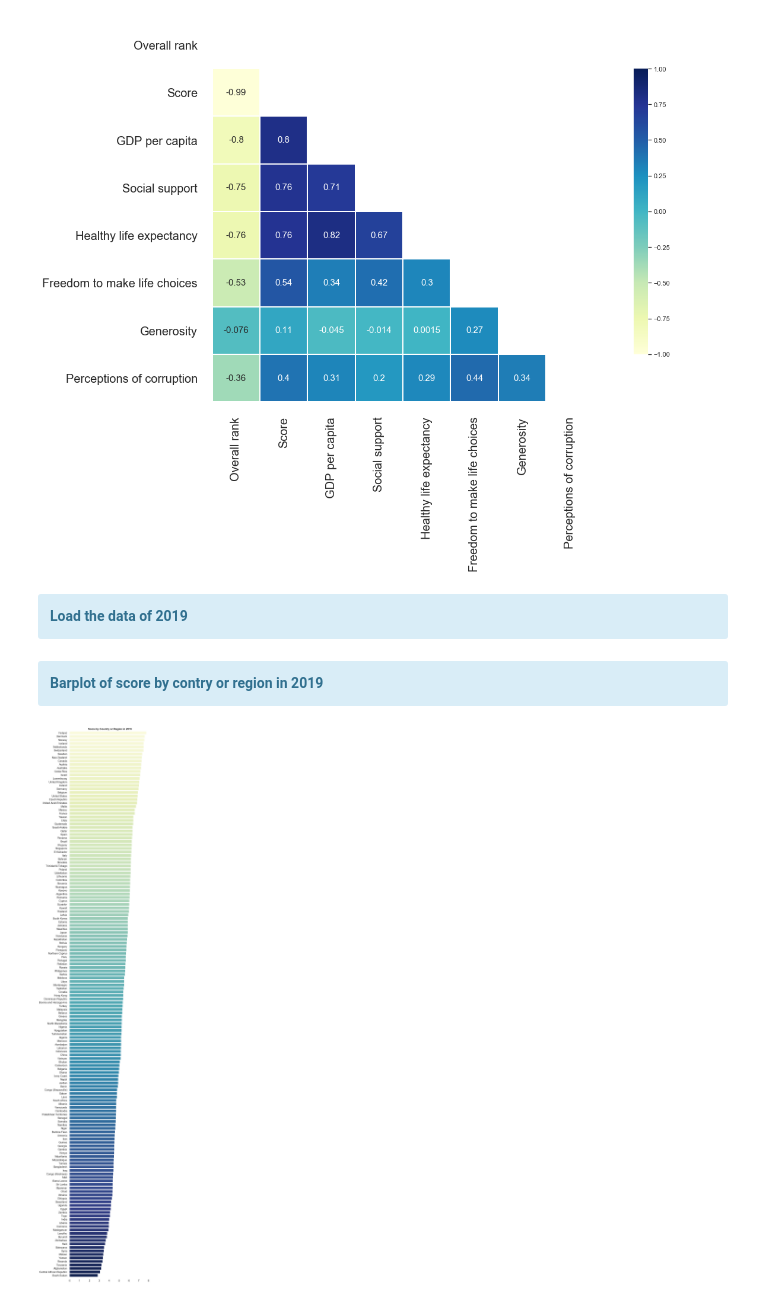
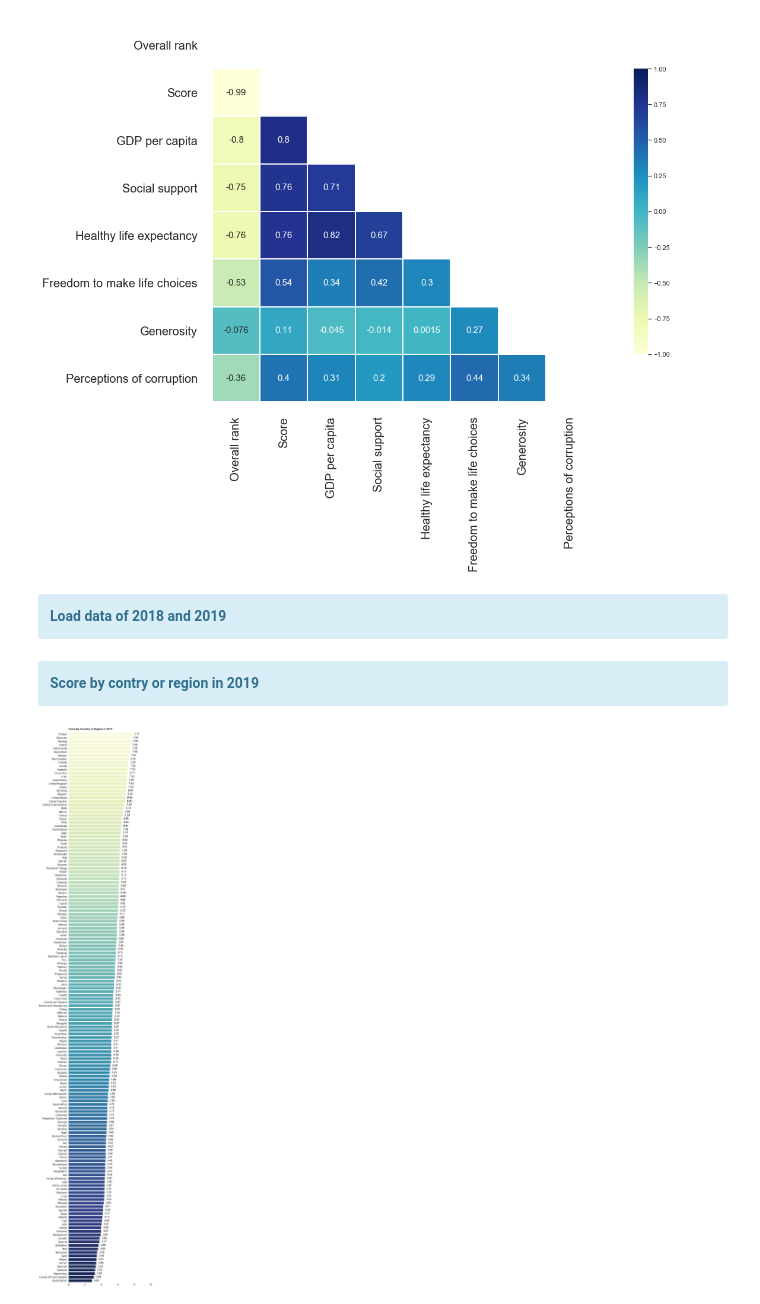
Before and after one commit to Empanator/World_Happiness_Report, a Jupyter notebook: World Happiness Report.ipynb, the cells around one changed output. Drawn from its saved outputs; the diff is of its cells as text; code cells hidden in the pictures.

```diff
--- a/World Happiness Report.ipynb
+++ b/World Happiness Report.ipynb
@@ -53,14 +36,17 @@ df = pd.concat((pd.read_csv(file).assign(filename = file) for file in Happiness)
 df['filename'].replace({'World Happiness Report - 2018.csv': '2018',
                         'World Happiness Report - 2019.csv': '2019'}, inplace = True)
 
-# Convert object to integer
-df['date'] = df['filename'].astype(str).astype(int)
+# Convert to datetime, it could use just the filename variable
+df['date'] = pd.to_datetime(df['filename'], format = '%Y')
 
-# Convert integer to datetime
-df['date'] = pd.to_datetime(df['date'], format = '%Y').dt.year
+# Take the year from datetime
+# df['year'] = df['date'].dt.year
 
 df.set_index('date', inplace = True)
 df.sort_index(inplace = True)
+
+df.drop(['filename'], axis = 1, inplace = True)
+
 df.info()
 # %% [output]
 <class 'pandas.core.frame.DataFrame'>
@@ -139,5 +122,5 @@ plt.show()
 [figure]
 # %% [markdown]
 <div class="alert alert-block alert-info">
-<b>Load the data of 2019</b>
+<b>Load data of 2018 and 2019</b>
 </div>
@@ -146,23 +127,37 @@ df_2019 = df[df.index == 2019]
+# %%
+# You can ignore the warning
+# Data of 2018 and drop some columns
+df_2018 = df[df.index.year == 2018]
+# Data of 2019 and drop some columns
+df_2019 = df[df.index.year == 2019]
 # %% [markdown]
 <div class="alert alert-block alert-info">
-<b>Barplot of score by contry or region in 2019</b>
+<b>Score by contry or region in 2019</b>
 </div>
 # %%
 plt.figure(figsize = (10, 60))
 plt.xticks(fontsize = 20)
 plt.yticks(fontsize = 20)
-plt.tick_params(axis = 'both', pad = 10, size = 10)
 plt.tight_layout()
-plt.rc('font', size = 20)
 
 ax = sns.barplot(x = df_2019['Score'], y = df_2019['Country or region'],
                  orient = 'h', palette = 'YlGnBu')
 
-ax.set_title('Score by Country or Region in 2019', weight = 'bold', fontsize = 20, pad = 10)
+for p in ax.patches:
+    width = p.get_width() # get bar length
+    ax.text(width+0.25, # set the text at 1 unit right of the bar
+            p.get_y() + p.get_height()/2, # get Y coordinate + X coordinate / 2
+            '{:.2f}'.format(width), # set variable to display, 2 decimals
+            ha = 'left',   # horizontal alignment
+            va = 'center', # vertical alignment
+            fontsize = 20, color = 'black') # font
+
+ax.set_title('Score by Country or Region in 2019', loc = 'left', weight = 'bold', fontsize = 20, pad = 20)
 ax.set_xlabel('')
 ax.set_ylabel('')
-ax.tick_params(labelsize = 20, length = 10)
+ax.tick_params(axis = 'both', length = 0, pad = 10)
 sns.despine(left = True, bottom = True)
+ax.set_xlim(0, 10)
 plt.show()
 # %% [output]
-[figure, old version]
+[figure, new version]
```
Also changed, not shown: parts of 12 cells of this notebook.
